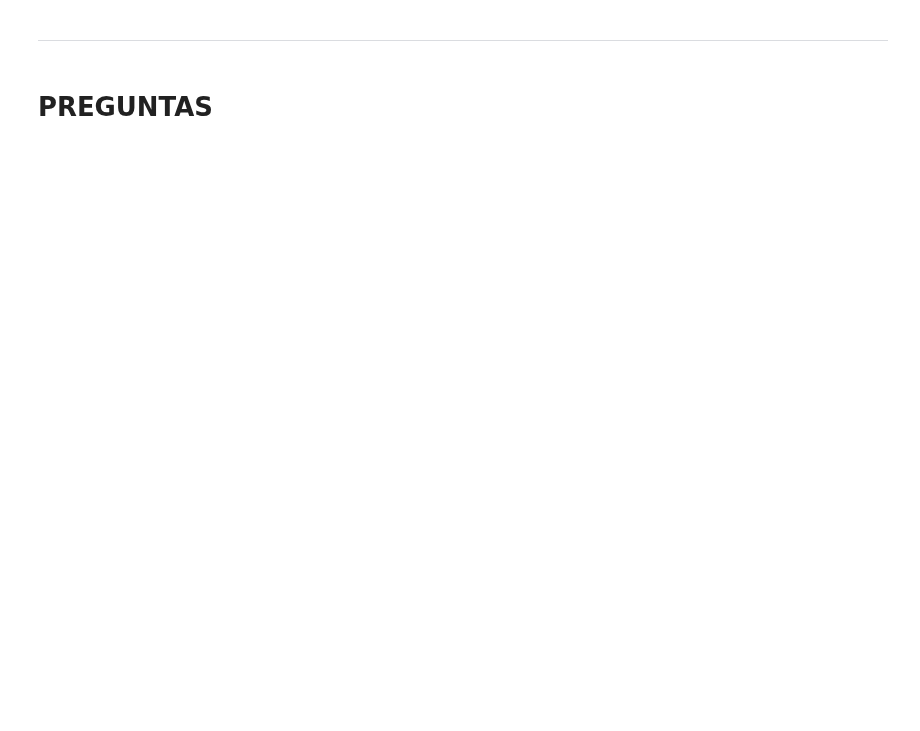
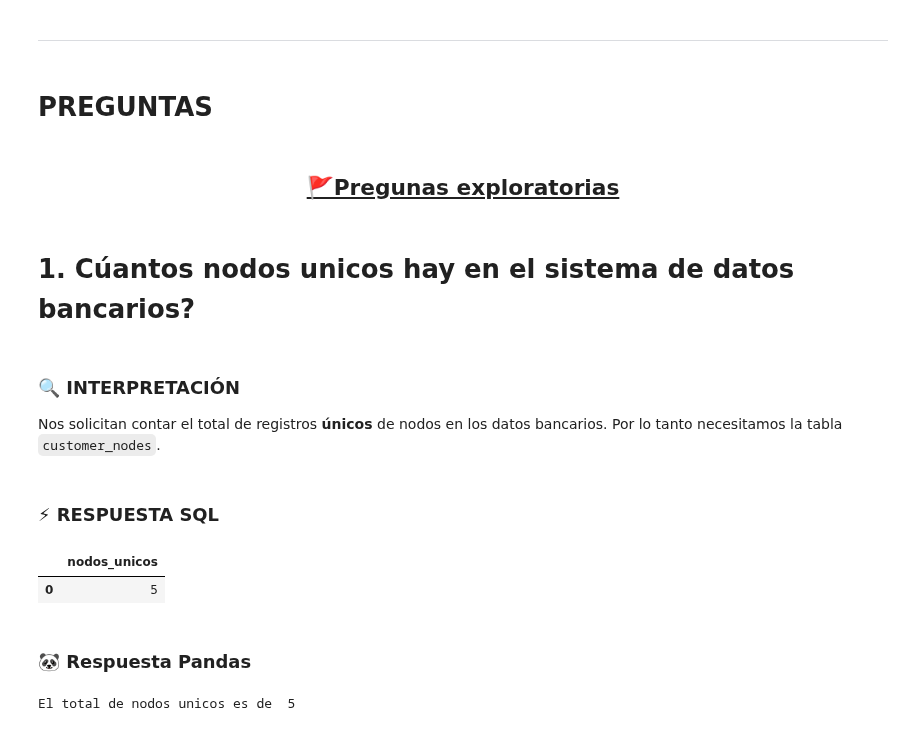
Before and after one commit to LLAES07/SQL_DESAFIO, a Jupyter notebook: Caso_4/Caso_4.ipynb, the cells around one changed output. Cells and saved outputs as stored; diff of their text form; code cells hidden in the pictures; blank space fills up the shorter version.

```diff
--- a/Caso_4/Caso_4.ipynb
+++ b/Caso_4/Caso_4.ipynb
@@ -9536,3 +9542,35 @@ verifica_tabla('customer_transactions')
 ---
 # %% [markdown]
 # **PREGUNTAS**
+# %% [markdown]
+ <h2><u><center>🚩Pregunas exploratorias</center></u></h2>
+# %% [markdown]
+# **1. Cúantos nodos unicos hay en el sistema de datos bancarios?**
+# %% [markdown]
+### 🔍 **INTERPRETACIÓN**
+
+Nos solicitan contar el total de registros **únicos** de nodos en los datos bancarios. Por lo tanto necesitamos la tabla `customer_nodes`.
+# %% [markdown]
+### ⚡ **RESPUESTA SQL**
+# %%
+query = '''
+
+    SELECT
+        COUNT(DISTINCT node_id) AS nodos_unicos
+     FROM
+        customer_nodes
+
+'''
+
+pd.read_sql_query(query, connection)
+# %% [output]
+|  | nodos_unicos |
+| 0 | 5 |
+# %% [markdown]
+### 🐼 **Respuesta Pandas**
+# %%
+node_unicos = df_customer_nodes['node_id'].nunique()
+
+print(f'El total de nodos unicos es de  {node_unicos}')
+# %% [output]
+El total de nodos unicos es de  5
```
Also changed, not shown: parts of 10 cells of this notebook.
